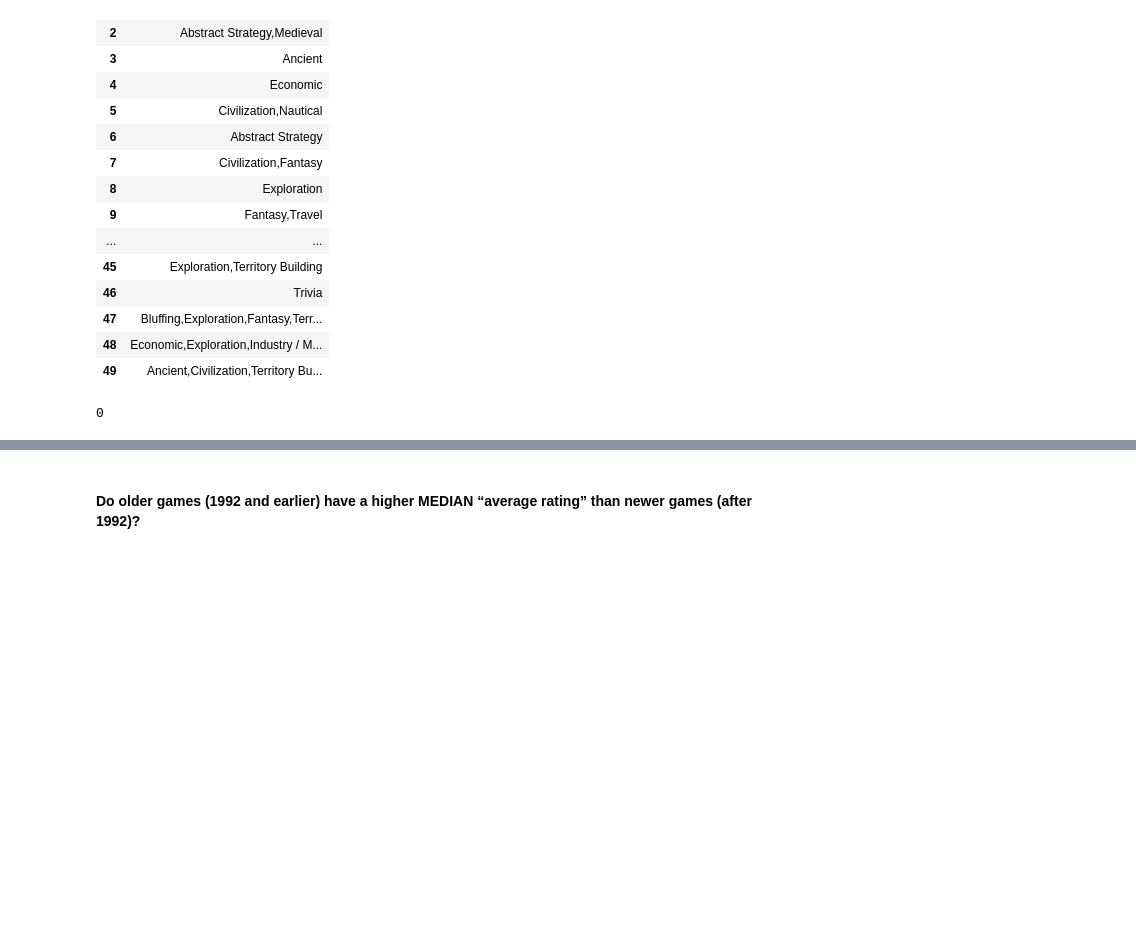
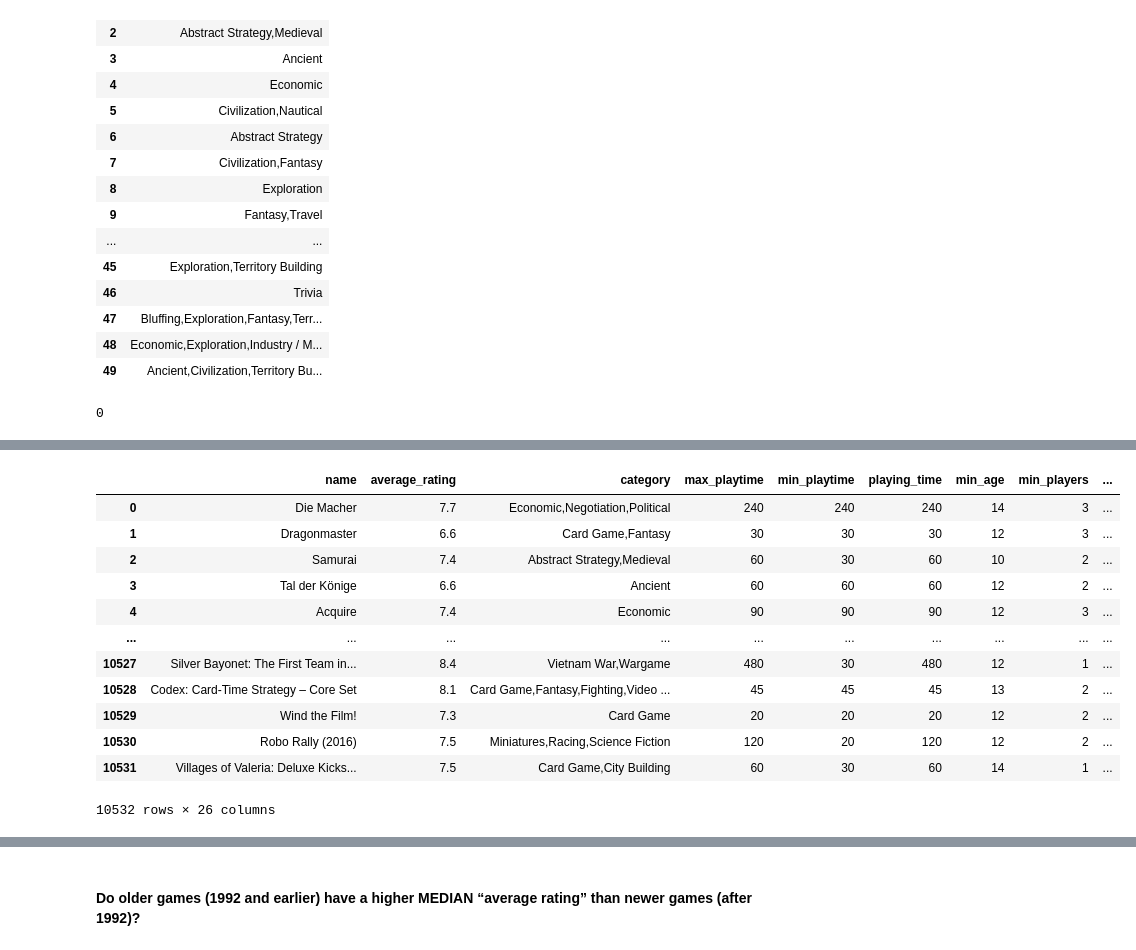
Before and after one commit to ayllinBukovic/AyllinBukovic_DVisHDip_CA1, a Jupyter notebook: AyllinBukovic_DVisHDip_CA1.ipynb, the cells around one changed output, grey strips where cells are left out. Cells and saved outputs as stored; diff of their text form; code cells hidden in the pictures; blank space fills up the shorter version.

```diff
--- a/AyllinBukovic_DVisHDip_CA1.ipynb
+++ b/AyllinBukovic_DVisHDip_CA1.ipynb
@@ -244,0 +263,3 @@ df_category.duplicated().sum()
+# %%
+df_games = pd.concat([df_games, df_category_split], axis=1)
+df_games
@@ -244,0 +280,22 @@ df_category.duplicated().sum()
+# %%
+pd.reset_option('display.max_columns')
+pd.reset_option('display.precision')
+
+pd.set_option('display.max_columns',50)
+pd.set_option('display.precision',1)
+# %%
+df_games
+# %% [output]
+|  | name | average_rating | category | max_playtime | min_playtime | playing_time | min_age | min_players | ... |
+| 0 | Die Macher | 7.7 | Economic,Negotiation,Political | 240 | 240 | 240 | 14 | 3 | ... |
+| 1 | Dragonmaster | 6.6 | Card Game,Fantasy | 30 | 30 | 30 | 12 | 3 | ... |
+| 2 | Samurai | 7.4 | Abstract Strategy,Medieval | 60 | 30 | 60 | 10 | 2 | ... |
+| 3 | Tal der Könige | 6.6 | Ancient | 60 | 60 | 60 | 12 | 2 | ... |
+| 4 | Acquire | 7.4 | Economic | 90 | 90 | 90 | 12 | 3 | ... |
+| ... | ... | ... | ... | ... | ... | ... | ... | ... | ... |
+| 10527 | Silver Bayonet: The First Team in... | 8.4 | Vietnam War,Wargame | 480 | 30 | 480 | 12 | 1 | ... |
+| 10528 | Codex: Card-Time Strategy – Core Set | 8.1 | Card Game,Fantasy,Fighting,Video ... | 45 | 45 | 45 | 13 | 2 | ... |
+| 10529 | Wind the Film! | 7.3 | Card Game | 20 | 20 | 20 | 12 | 2 | ... |
+| 10530 | Robo Rally (2016) | 7.5 | Miniatures,Racing,Science Fiction | 120 | 20 | 120 | 12 | 2 | ... |
+| 10531 | Villages of Valeria: Deluxe Kicks... | 7.5 | Card Game,City Building | 60 | 30 | 60 | 14 | 1 | ... |
+10532 rows × 26 columns
```
Also changed, not shown: parts of 10 cells of this notebook.
